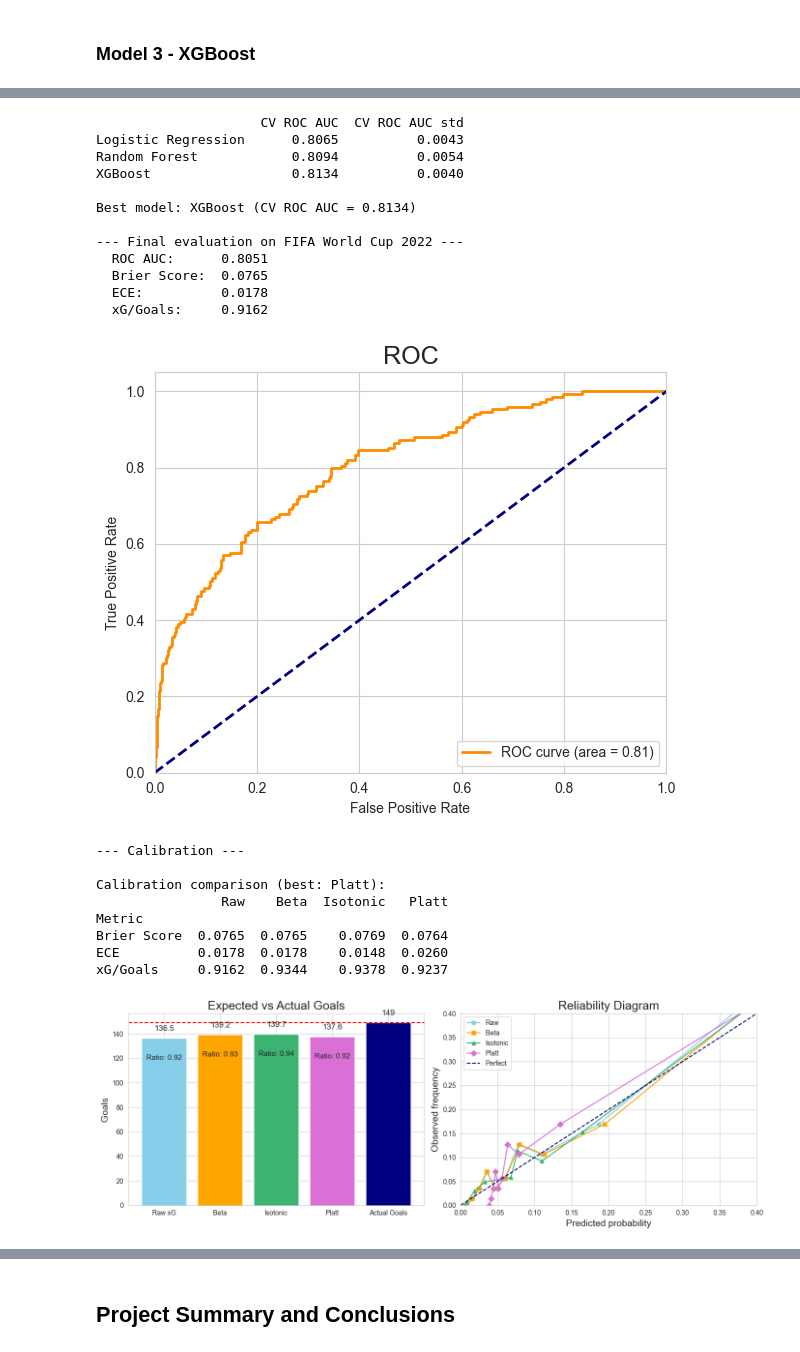
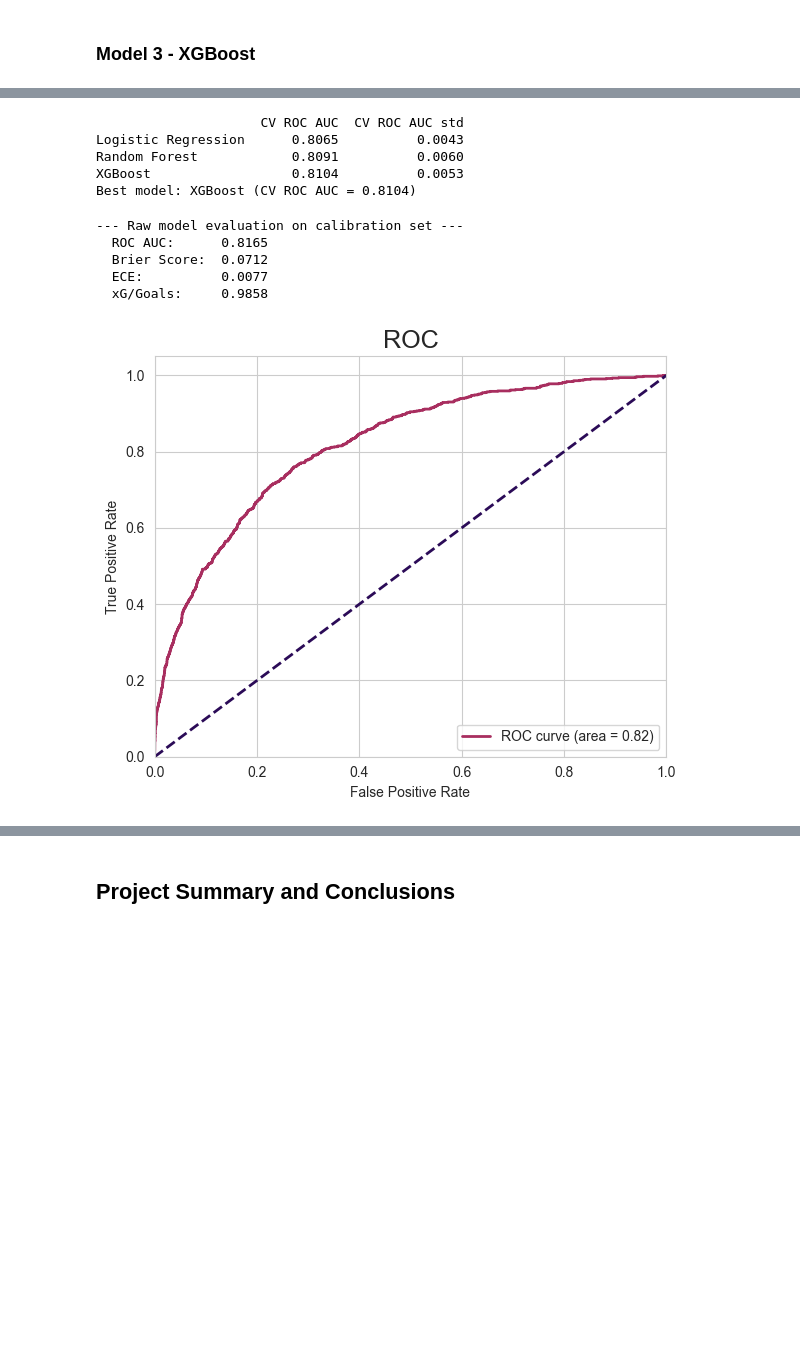
Before and after one commit to bsobkowicz1096/Football-xG-Predictor, a Jupyter notebook: notebooks/xg_model.ipynb, the cells around one changed output, grey strips where cells are left out. Drawn from its saved outputs; the diff is of its cells as text; code cells hidden in the pictures; blank space fills up the shorter version.

```diff
--- a/notebooks/xg_model.ipynb
+++ b/notebooks/xg_model.ipynb
@@ -793,41 +766,27 @@ The Reliability Diagram reveals that the raw model significantly **overestimates
-# %%
-# --- Model comparison by CV ROC AUC ---
-comparison = pd.DataFrame([metrics_lr, metrics_rf, metrics_xgb],
-                          index=['Logistic Regression', 'Random Forest', 'XGBoost'])
-print(comparison.to_string())
-
-# --- Pick best model by CV ROC AUC ---
-best_model_name = comparison['CV ROC AUC'].idxmax()
-best_model = {'Logistic Regression': model_lr, 'Random Forest': model_rf, 'XGBoost': model_xgb}[best_model_name]
-print(f"\nBest model: {best_model_name} (CV ROC AUC = {comparison.loc[best_model_name, 'CV ROC AUC']:.4f})")
-
-# --- Final evaluation on test set (FIFA 2022) — touched once ---
-print("\n--- Final evaluation on FIFA World Cup 2022 ---")
-test_metrics = evaluate_model(best_model, X_test, y_test)
-
-# --- Calibration of best model ---
-print("\n--- Calibration ---")
-calib_metrics = calibrate_best_model(best_model, X_calib, y_calib, X_test, y_test)
-# %% [output]
-                     CV ROC AUC  CV ROC AUC std
-Logistic Regression      0.8065          0.0043
-Random Forest            0.8094          0.0054
-XGBoost                  0.8134          0.0040
-
-Best model: XGBoost (CV ROC AUC = 0.8134)
-
---- Final evaluation on FIFA World Cup 2022 ---
-  ROC AUC:      0.8051
-  Brier Score:  0.0765
-  ECE:          0.0178
-  xG/Goals:     0.9162
-[figure, removed]
---- Calibration ---
-
-Calibration comparison (best: Platt):
-                Raw    Beta  Isotonic   Platt
-Metric
-Brier Score  0.0765  0.0765    0.0769  0.0764
-ECE          0.0178  0.0178    0.0148  0.0260
-xG/Goals     0.9162  0.9344    0.9378  0.9237
-[figure, removed]
+# %%
+# --- Model comparison by CV ROC AUC ---
+comparison = pd.DataFrame([metrics_lr, metrics_rf, metrics_xgb],
+                          index=['Logistic Regression', 'Random Forest', 'XGBoost'])
+print(comparison.to_string())
+
+# --- Pick best model by CV ROC AUC ---
+best_model_name = comparison['CV ROC AUC'].idxmax()
+best_model = {'Logistic Regression': model_lr, 'Random Forest': model_rf, 'XGBoost': model_xgb}[best_model_name]
+print(f"Best model: {best_model_name} (CV ROC AUC = {comparison.loc[best_model_name, 'CV ROC AUC']:.4f})")
+# %% [output]
+                     CV ROC AUC  CV ROC AUC std
+Logistic Regression      0.8065          0.0043
+Random Forest            0.8091          0.0060
+XGBoost                  0.8104          0.0053
+Best model: XGBoost (CV ROC AUC = 0.8104)
+# %%
+# --- Raw evaluation on calibration set ---
+print("--- Raw model evaluation on calibration set ---")
+calib_eval_metrics = evaluate_model(best_model, X_calib, y_calib)
+# %% [output]
+--- Raw model evaluation on calibration set ---
+  ROC AUC:      0.8165
+  Brier Score:  0.0712
+  ECE:          0.0077
+  xG/Goals:     0.9858
+[figure, added]
```
Also changed, not shown: parts of 44 cells of this notebook, 5 other files.
